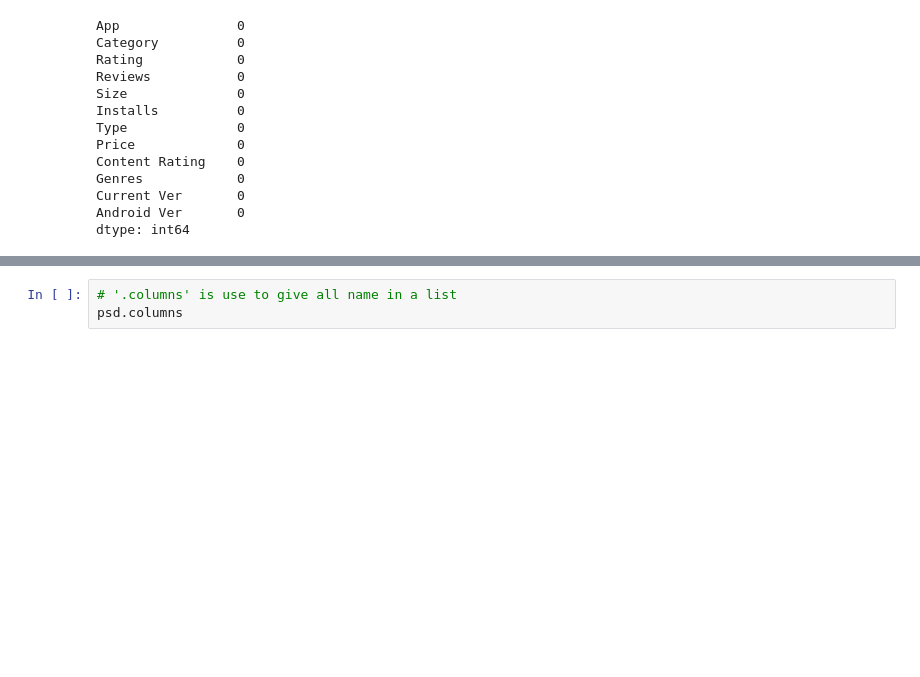
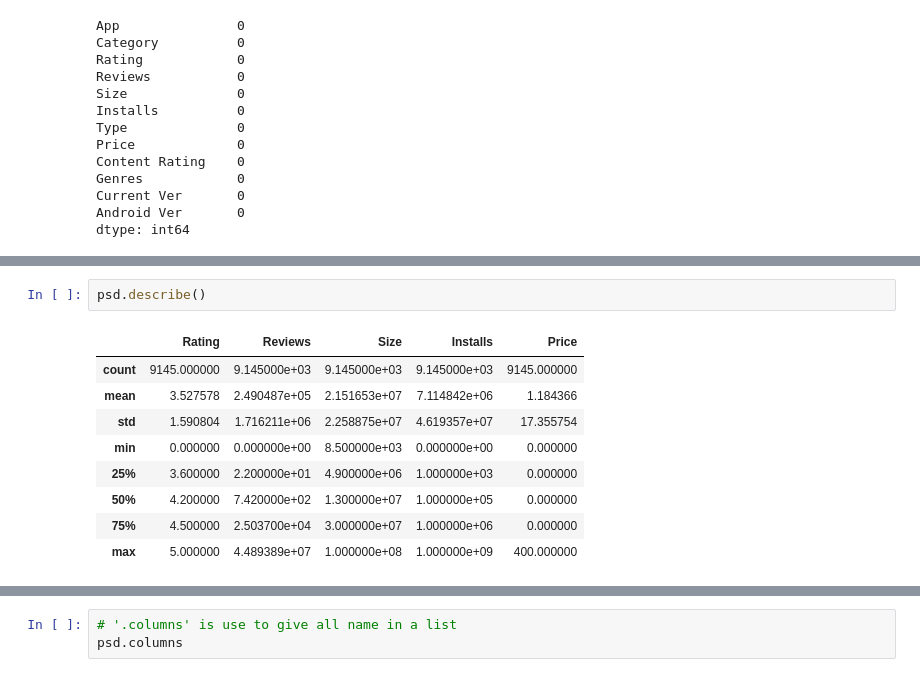
Before and after one commit to Swastik02aug/almabetter-EDA-project, a Jupyter notebook: Play_Store_App_Review_Analysis_Capstone_Project.ipynb, the cells around one changed output, grey strips where cells are left out. Cells and saved outputs as stored; diff of their text form; blank space fills up the shorter version.

```diff
--- a/Play_Store_App_Review_Analysis_Capstone_Project.ipynb
+++ b/Play_Store_App_Review_Analysis_Capstone_Project.ipynb
@@ -90,3 +202,15 @@ dtype: int64
+# %%
+psd.describe()
+# %% [output]
+|  | Rating | Reviews | Size | Installs | Price |
+| count | 9145.000000 | 9.145000e+03 | 9.145000e+03 | 9.145000e+03 | 9145.000000 |
+| mean | 3.527578 | 2.490487e+05 | 2.151653e+07 | 7.114842e+06 | 1.184366 |
+| std | 1.590804 | 1.716211e+06 | 2.258875e+07 | 4.619357e+07 | 17.355754 |
+| min | 0.000000 | 0.000000e+00 | 8.500000e+03 | 0.000000e+00 | 0.000000 |
+| 25% | 3.600000 | 2.200000e+01 | 4.900000e+06 | 1.000000e+03 | 0.000000 |
+| 50% | 4.200000 | 7.420000e+02 | 1.300000e+07 | 1.000000e+05 | 0.000000 |
+| 75% | 4.500000 | 2.503700e+04 | 3.000000e+07 | 1.000000e+06 | 0.000000 |
+| max | 5.000000 | 4.489389e+07 | 1.000000e+08 | 1.000000e+09 | 400.000000 |
 # %%
 #by using function '.head()' we display the first five rows with all columns
 psd.head()
```
Also changed, not shown: parts of 19 cells of this notebook.
